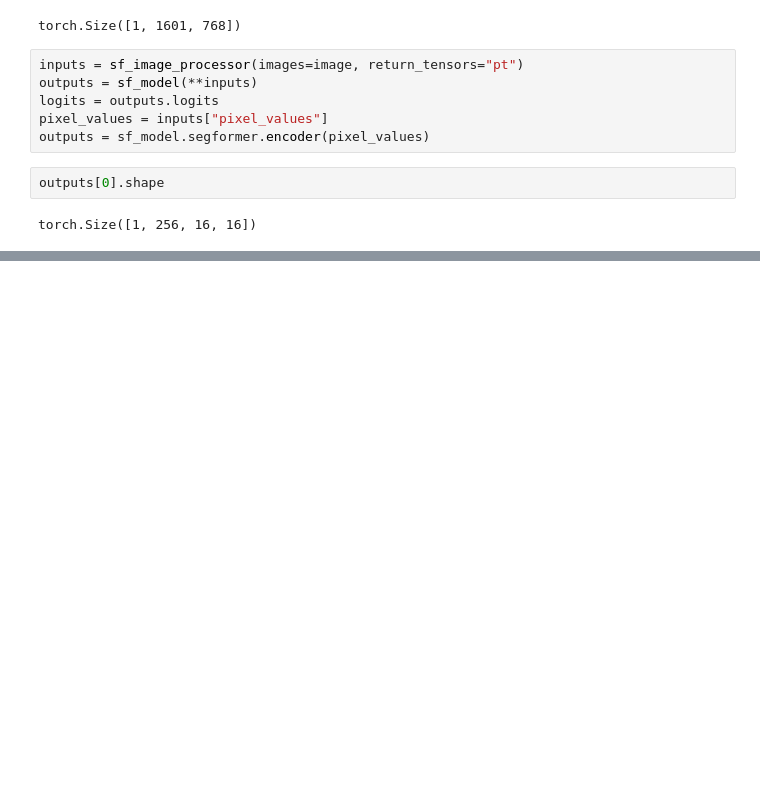
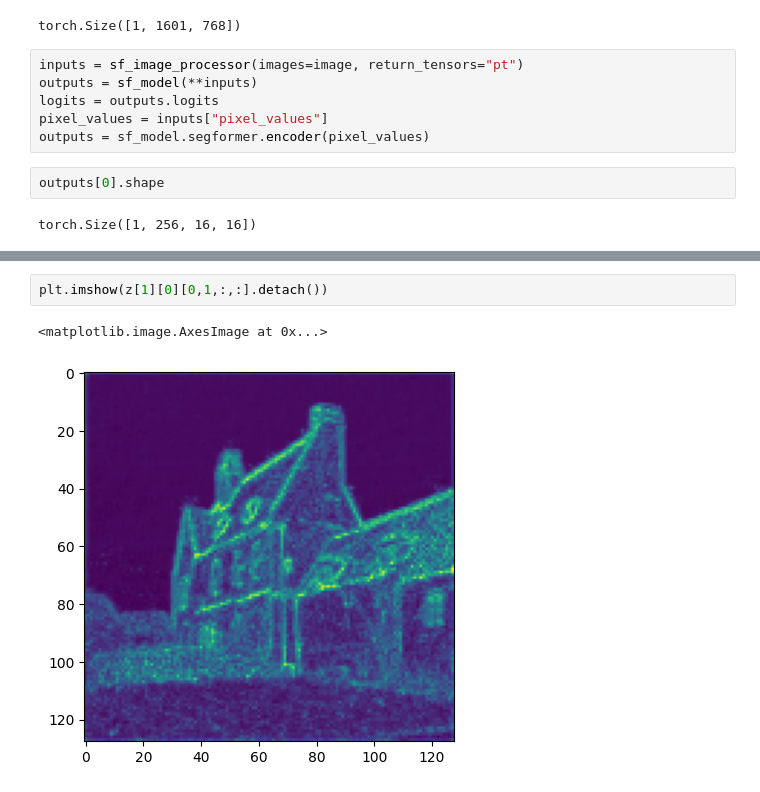
Before and after one commit to danjacobellis/CMMR, a Jupyter notebook: ade20k.ipynb, the cells around one changed output, grey strips where cells are left out. Cells and saved outputs as stored; diff of their text form; blank space fills up the shorter version.

```diff
--- a/ade20k.ipynb
+++ b/ade20k.ipynb
@@ -36,0 +59,5 @@ torch.Size([1, 256, 16, 16])
+# %%
+plt.imshow(z[1][0][0,1,:,:].detach())
+# %% [output]
+<matplotlib.image.AxesImage at 0x...>
+[figure, added]
```
Also changed, not shown: parts of 9 cells of this notebook.
